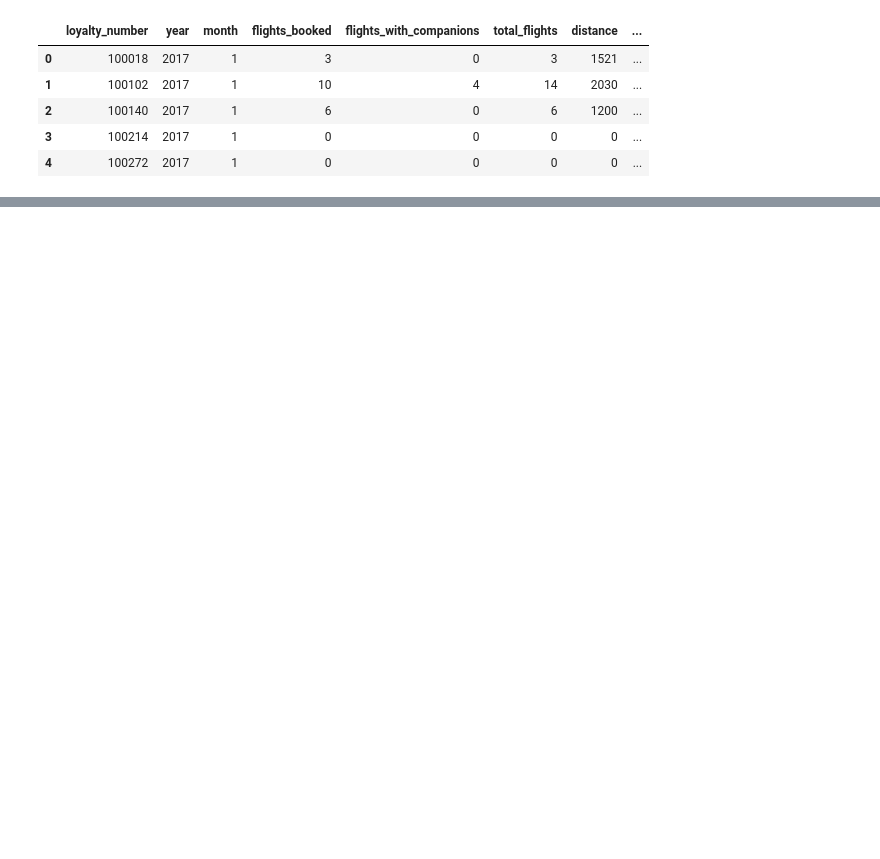
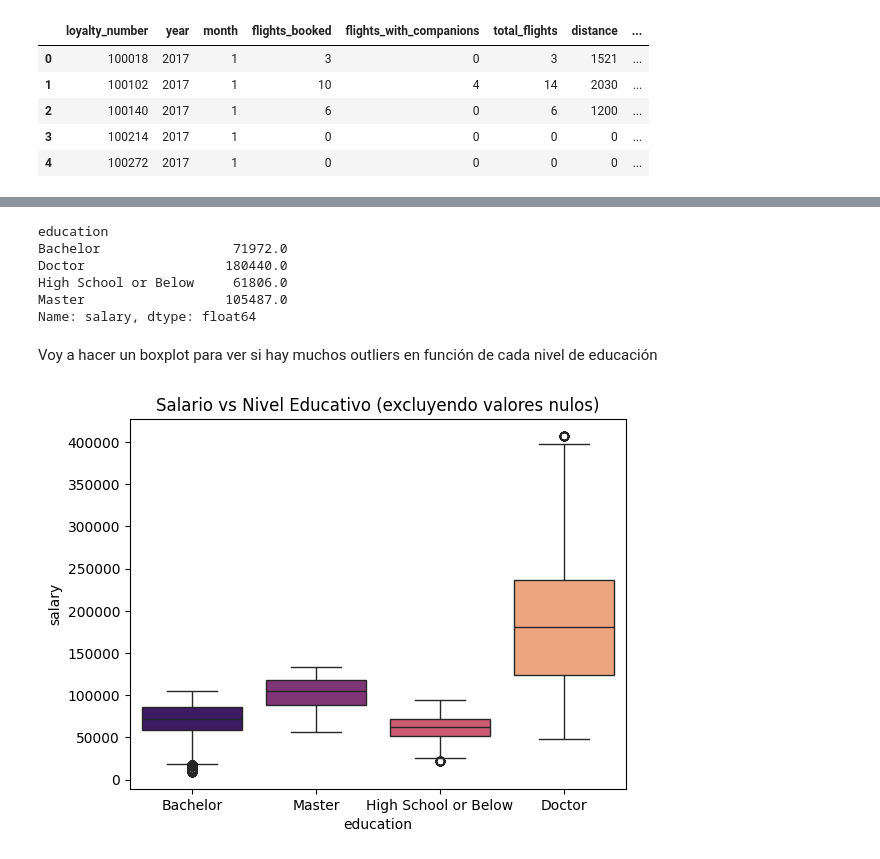
Before and after one commit to Adalab/bda-modulo-3-evaluacion-final-lopezleyre, a Jupyter notebook: leyre-evaluacion_modulo3.ipynb, the cells around one changed output, grey strips where cells are left out. Cells and saved outputs as stored; diff of their text form; code cells hidden in the pictures; blank space fills up the shorter version.

```diff
--- a/leyre-evaluacion_modulo3.ipynb
+++ b/leyre-evaluacion_modulo3.ipynb
@@ -248,0 +287,22 @@ df.head()
+# %%
+# Mediana del salario por cada uno de los grupos:
+
+mediana_salario_agrupada = df_nonull.groupby("education")["salary"].median()
+print(mediana_salario_agrupada)
+# %% [output]
+education
+Bachelor                 71972.0
+Doctor                  180440.0
+High School or Below     61806.0
+Master                  105487.0
+Name: salary, dtype: float64
+# %% [markdown]
+Voy a hacer un boxplot para ver si hay muchos outliers en función de cada nivel de educación
+# %%
+sns.boxplot(x="education",
+            y="salary",
+            data=df_nonull,
+            palette = "magma")
+plt.title("Salario vs Nivel Educativo (excluyendo valores nulos)");
+# %% [output]
+[figure, added]
```
Also changed, not shown: parts of 57 cells of this notebook.
